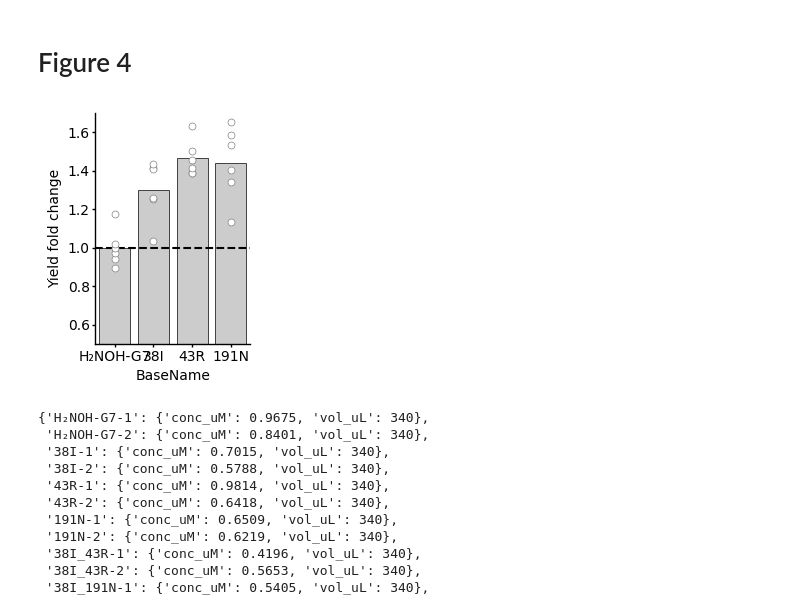
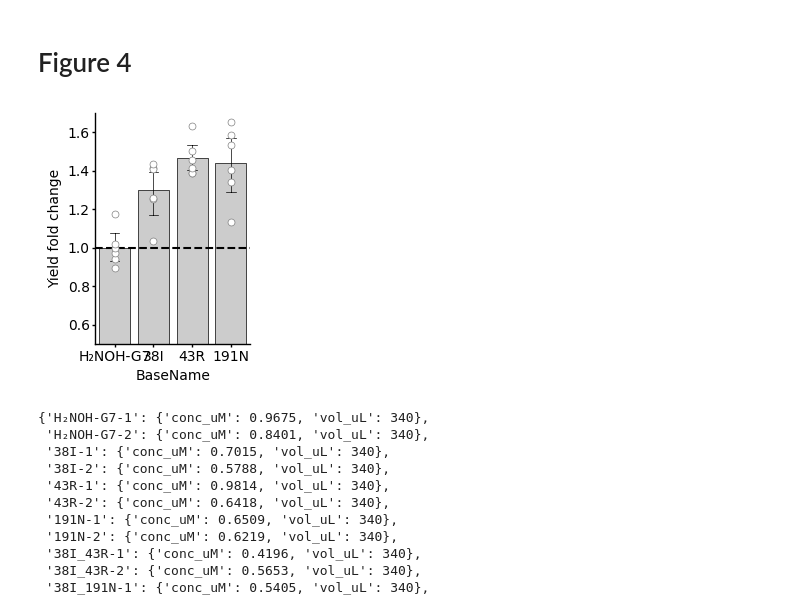
Before and after one commit to ArianeMora/beta_aminoacids, a Jupyter notebook: Fig4_SingleVariantValidation.ipynb, the cells around one changed output. Drawn from its saved outputs; the diff is of its cells as text; code cells hidden in the pictures.

```diff
--- a/Fig4_SingleVariantValidation.ipynb
+++ b/Fig4_SingleVariantValidation.ipynb
@@ -12,35 +12,35 @@ plt.rcParams['svg.fonttype'] = 'none'
 df = pd.read_csv('TTN_yield_all.csv')
 def clean_plt(ax):
     ax.tick_params(direction='out', length=2, width=1.0)
     ax.spines['bottom'].set_linewidth(1.0)
     ax.spines['top'].set_linewidth(0)
     ax.spines['left'].set_linewidth(1.0)
     ax.spines['right'].set_linewidth(0)
     ax.tick_params(labelsize=10.0)
     ax.tick_params(axis='x', which='major', pad=2.0)
     #plt.xticks(rotation=90)
     ax.tick_params(axis='y', which='major', pad=2.0)
     return ax
 
 plt.figure(figsize=(2, 3))
 df = df.reset_index()
 order = ['H₂NOH-G7', '38I', '43R', '191N']
 parent_mean = np.mean(df[df['BaseName'] == 'H₂NOH-G7']['Yield_individual_<lambda>'].values)
 
 df['Yield fold change'] = [y/parent_mean for y in df['Yield_individual_<lambda>'].values]
 df['Yield %'] = [y for y in df['Yield_individual_<lambda>'].values]
 
 ax = sns.barplot(df, x='BaseName', y='Yield fold change', order=order,
-                 err_kws={"color": 'black', "linewidth": 0},linewidth=0.5, edgecolor="black", capsize=.25, color='#cccc')
+                 err_kws={"color": 'black', "linewidth": 0.5},linewidth=0.5, edgecolor="black", capsize=.25, color='#cccc')
 ax = sns.stripplot(df, x='BaseName', y='Yield fold change', ax=ax, jitter=0, c='white', edgecolor='grey', order=order, linewidth=0.5)
 
 plt.axhline(y=1.0, color='black', linestyle='--')
 ax.set_ylim(0.5, 1.7)
 ax = clean_plt(ax)
 plt.savefig('figs/yield.svg', bbox_inches='tight')
 plt.savefig('figs/yield.png', bbox_inches='tight')
 # %% [output]
-[figure, old version]
+[figure, new version]
 # %%
 catalyst_info = {
     'H₂NOH-G7-1': {'conc_uM': 0.9675, 'vol_uL': 340},
```
Also changed, not shown: 2 other files.
